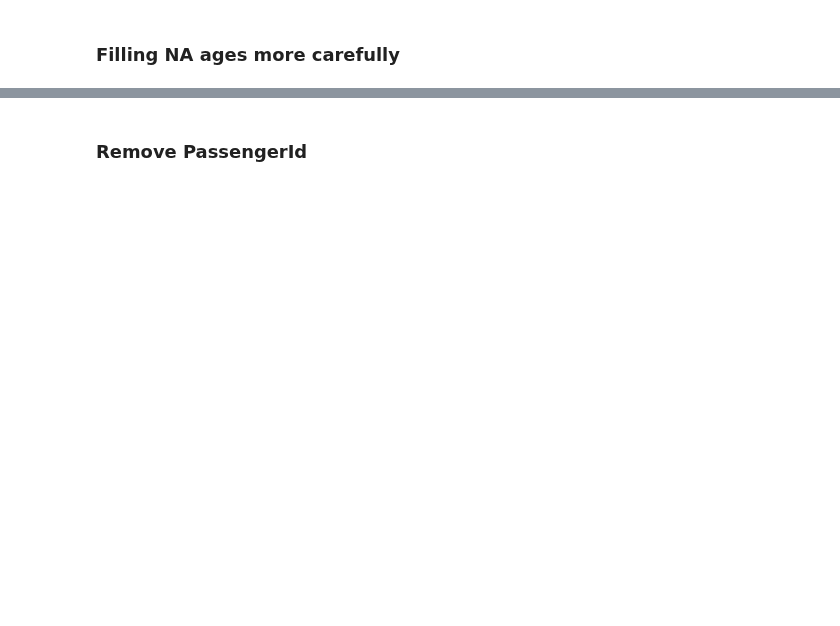
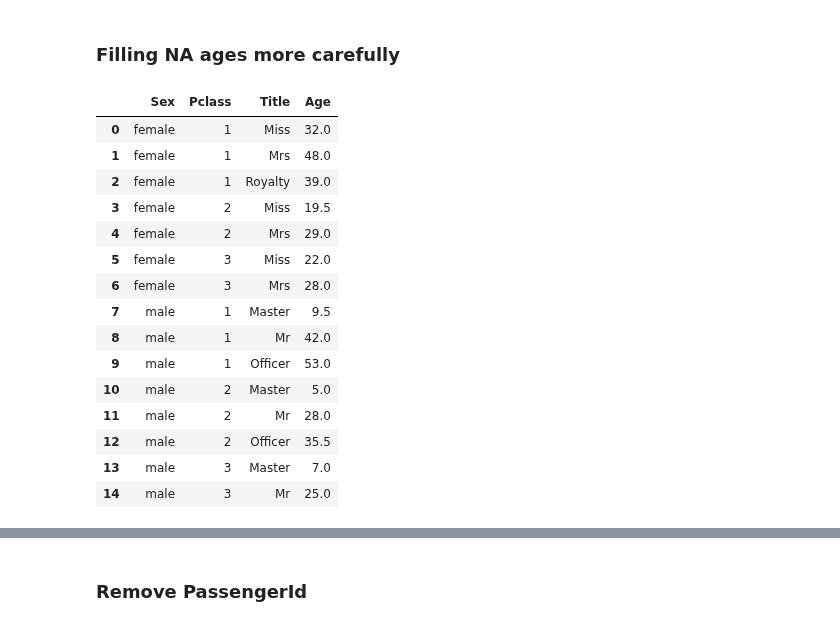
Before and after one commit to GlaIZier/titanic-prediction, a Jupyter notebook: notebooks/approach2.ipynb, the cells around one changed output, grey strips where cells are left out. Cells and saved outputs as stored; diff of their text form; code cells hidden in the pictures; blank space fills up the shorter version.

```diff
--- a/notebooks/approach2.ipynb
+++ b/notebooks/approach2.ipynb
@@ -551,0 +592,33 @@ comb_raw_ages = train_raw_ages.append(test_raw_ages, ignore_index=True)
+# %%
+# get back the initial values for Age
+train_raw_ages = args.raw_train['Age']
+test_raw_ages = args.raw_test['Age']
+comb_raw_ages = train_raw_ages.append(test_raw_ages, ignore_index=True)
+comb.drop('Age', axis=1, inplace=True)
+comb = pd.concat([comb, comb_raw_ages], axis=1)
+
+
+median_ages = comb[args.train_border_index:].groupby(['Sex', 'Pclass', 'Title']).median().reset_index()[['Sex', 'Pclass', 'Title', 'Age']]
+
+
+# median_ages = comb.groupby(['Sex', 'Pclass', 'Title']).median().reset_index()
+# # [['Age','Sex', 'Pclass', 'Title']]
+# median_ages[(median_ages['Sex'] == 'female') & (median_ages['Pclass'] == 1)]
+# # median_ages
+# %% [output]
+|  | Sex | Pclass | Title | Age |
+| 0 | female | 1 | Miss | 32.0 |
+| 1 | female | 1 | Mrs | 48.0 |
+| 2 | female | 1 | Royalty | 39.0 |
+| 3 | female | 2 | Miss | 19.5 |
+| 4 | female | 2 | Mrs | 29.0 |
+| 5 | female | 3 | Miss | 22.0 |
+| 6 | female | 3 | Mrs | 28.0 |
+| 7 | male | 1 | Master | 9.5 |
+| 8 | male | 1 | Mr | 42.0 |
+| 9 | male | 1 | Officer | 53.0 |
+| 10 | male | 2 | Master | 5.0 |
+| 11 | male | 2 | Mr | 28.0 |
+| 12 | male | 2 | Officer | 35.5 |
+| 13 | male | 3 | Master | 7.0 |
+| 14 | male | 3 | Mr | 25.0 |
```
Also changed, not shown: parts of 14 cells of this notebook.
